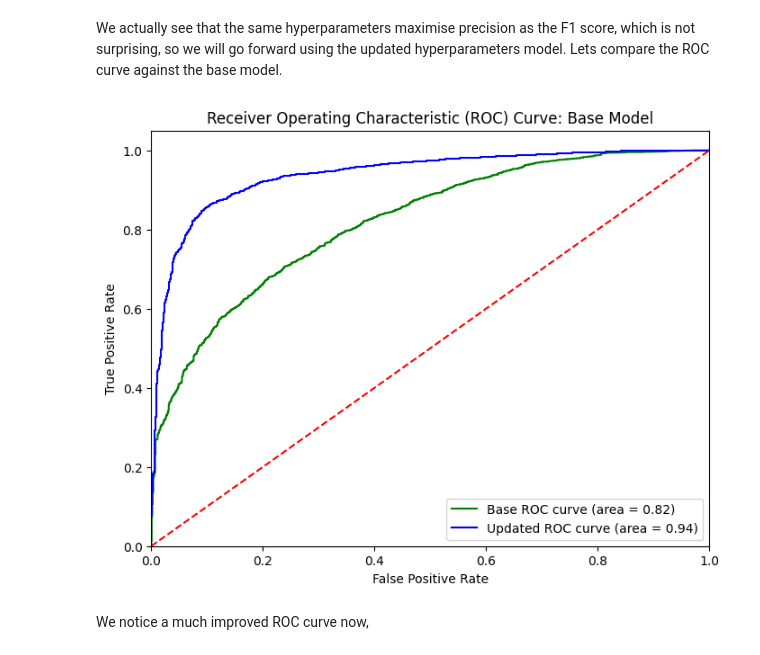
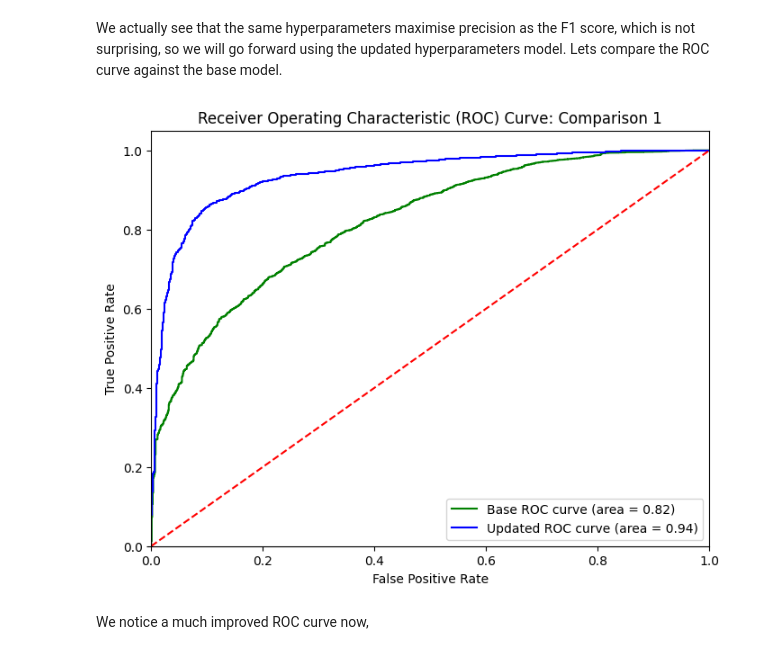
Before and after one commit to christianndjanda/-DST_Assessment_1_Group_4, a Jupyter notebook: ImranV/logitistic_reg_model.ipynb, the cells around one changed output. Saved outputs shown, nothing was run; the diff lists cells and outputs as text; code cells hidden in the pictures.

Commit message:
error message changes

```diff
--- a/ImranV/logitistic_reg_model.ipynb
+++ b/ImranV/logitistic_reg_model.ipynb
@@ -160,7 +160,7 @@ It is clear that the model could do with some hyperparameter tuning. We will use
 param_grid = {
     'C': [0.1,1,10,100],
     'penalty': ['l1', 'l2'],
-    'solver': ['liblinear','lbfgs' ],
+    'solver': ['liblinear' ], #using other solvers caused errors with number of iterations so liblinear is only viable option
     'max_iter': [500, 1000, 2000],
     'tol': [1e-4, 1e-3],
 }
@@ -270,21 +253,21 @@ We actually see that the same hyperparameters maximise precision as the F1 score
 # %%
 y_scores_1 = model_1.predict_proba(X_test)[:, 1]
 fpr_1, tpr_1, thresholds_1 = roc_curve(y_test, y_scores_1)
 roc_auc_1 = auc(fpr_1, tpr_1)
 
 plt.figure(figsize=(8, 6))
 plt.plot(fpr, tpr, color='green', label=f'Base ROC curve (area = {roc_auc:.2f})')
 plt.plot(fpr_1, tpr_1, color='blue', label=f'Updated ROC curve (area = {roc_auc_1:.2f})')
 plt.plot([0, 1], [0, 1], color='red', linestyle='--')
 plt.xlim([0.0, 1.0])
 plt.ylim([0.0, 1.05])
 plt.xlabel('False Positive Rate')
 plt.ylabel('True Positive Rate')
-plt.title('Receiver Operating Characteristic (ROC) Curve: Comparison Model 1')
+plt.title('Receiver Operating Characteristic (ROC) Curve: Comparison 1')
 plt.legend(loc='lower right')
 plt.show()
 # %% [output]
-[figure, old version]
+[figure, new version]
 # %% [markdown]
 We notice a much improved ROC curve now,
 # %% [markdown]
```
Also changed, not shown: parts of 3 cells of this notebook.
